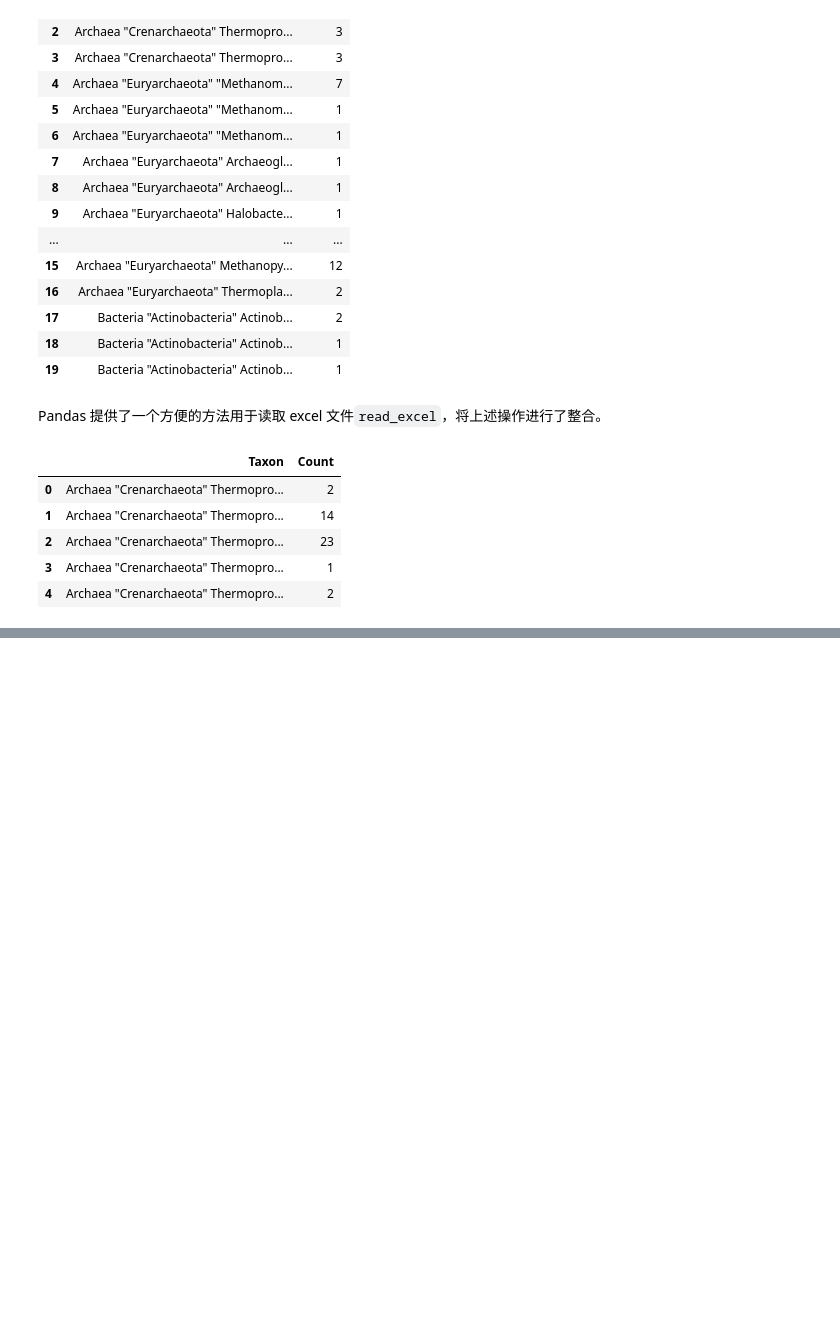
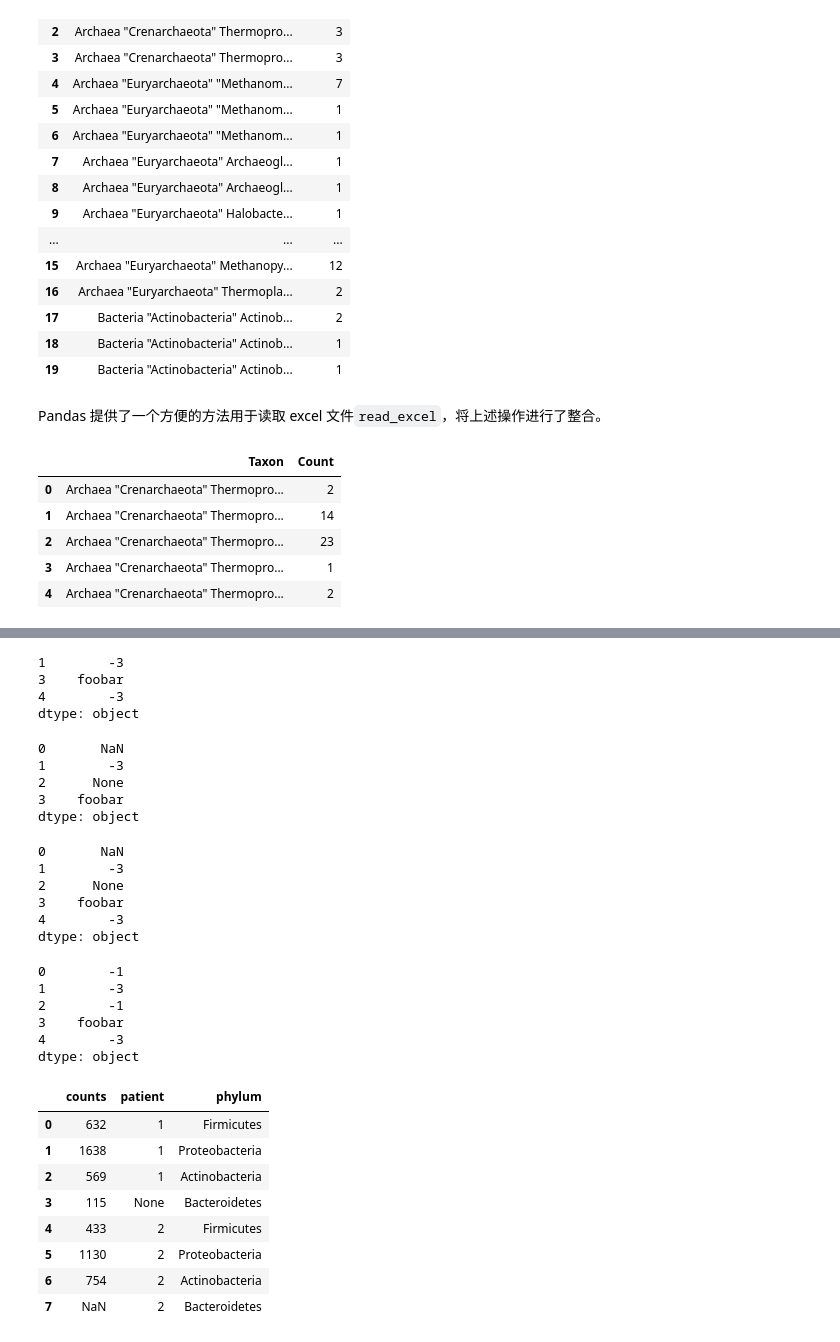
Before and after one commit to SunnyMarkLiu/PythonDataAnalysis, a Jupyter notebook: Introduce to Pandas/Introduction to Pandas.ipynb, the cells around one changed output, grey strips where cells are left out. Saved outputs shown, nothing was run; the diff lists cells and outputs as text; code cells hidden in the pictures; blank space fills up the shorter version.

```diff
--- a/Introduce to Pandas/Introduction to Pandas.ipynb
+++ b/Introduce to Pandas/Introduction to Pandas.ipynb
@@ -741,0 +859,56 @@ mb1_sheet1.head()
+# %%
+foo[foo.notnull()]
+# %% [output]
+1        -3
+3    foobar
+4        -3
+dtype: object
+# %%
+# 去除重复数据
+foo.drop_duplicates()
+# %% [output]
+0       NaN
+1        -3
+2      None
+3    foobar
+dtype: object
+# %%
+foo
+# %% [output]
+0       NaN
+1        -3
+2      None
+3    foobar
+4        -3
+dtype: object
+# %%
+# 对于缺失的数据填充默认的值
+foo.fillna(-1)
+# %% [output]
+0        -1
+1        -3
+2        -1
+3    foobar
+4        -3
+dtype: object
+# %%
+data = pd.DataFrame({'0': {'patient': 1, 'phylum': 'Firmicutes', 'counts': 632},
+                     '1': {'patient': 1, 'phylum': 'Proteobacteria', 'counts': 1638},
+                     '2': {'patient': 1, 'phylum': 'Actinobacteria', 'counts': 569},
+                     '3': {'patient': None, 'phylum': 'Bacteroidetes', 'counts': 115},
+                     '4': {'patient': 2, 'phylum': 'Firmicutes', 'counts': 433},
+                     '5': {'patient': 2, 'phylum': 'Proteobacteria', 'counts': 1130},
+                     '6': {'patient': 2, 'phylum': 'Actinobacteria', 'counts': 754},
+                     '7': {'patient': 2, 'phylum': 'Bacteroidetes', 'counts': np.nan}})
+data = data.T
+data
+# %% [output]
+|  | counts | patient | phylum |
+| 0 | 632 | 1 | Firmicutes |
+| 1 | 1638 | 1 | Proteobacteria |
+| 2 | 569 | 1 | Actinobacteria |
+| 3 | 115 | None | Bacteroidetes |
+| 4 | 433 | 2 | Firmicutes |
+| 5 | 1130 | 2 | Proteobacteria |
+| 6 | 754 | 2 | Actinobacteria |
+| 7 | NaN | 2 | Bacteroidetes |
```
Also changed, not shown: parts of 20 cells of this notebook.
